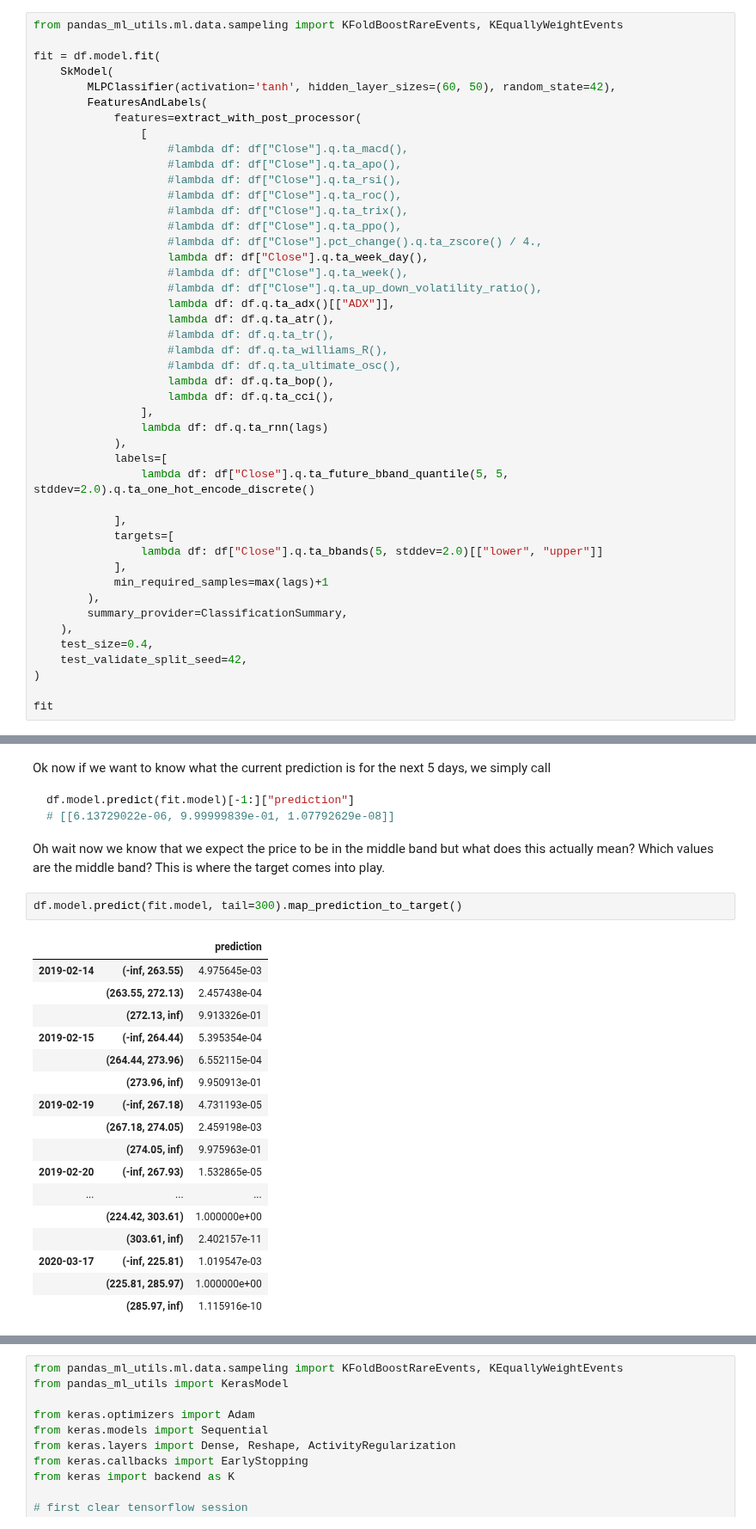
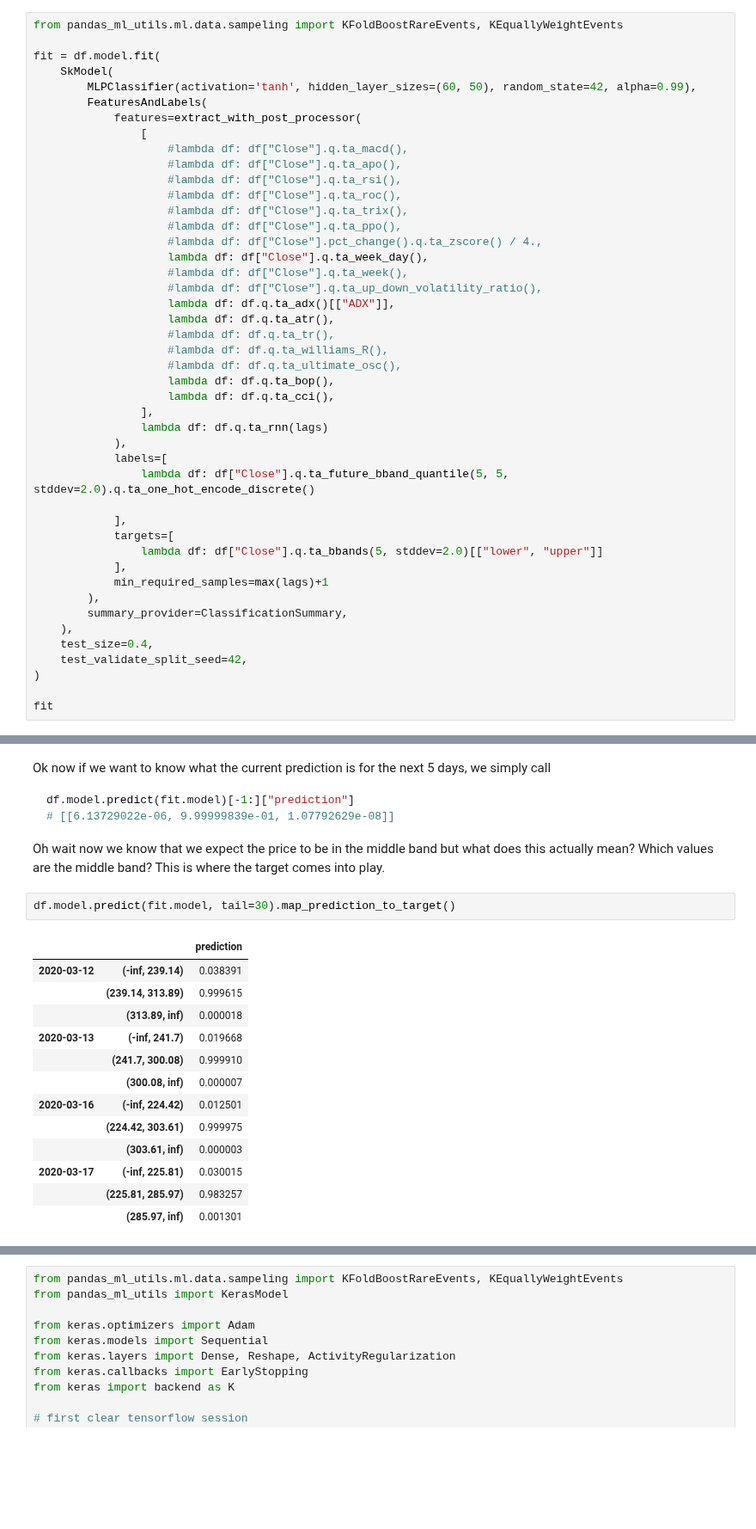
Before and after one commit to KIC/pandas-ml-quant, a Jupyter notebook: Readme.ipynb, the cells around one changed output, grey strips where cells are left out. Shown at 86% size. Saved outputs shown, nothing was run; the diff lists cells and outputs as text; blank space fills up the shorter version.

```diff
--- a/Readme.ipynb
+++ b/Readme.ipynb
@@ -189,7 +189,7 @@ from pandas_ml_utils.ml.data.sampeling import KFoldBoostRareEvents, KEquallyWeig
 
 fit = df.model.fit(
     SkModel(
-        MLPClassifier(activation='tanh', hidden_layer_sizes=(60, 50), random_state=42),
+        MLPClassifier(activation='tanh', hidden_layer_sizes=(60, 50), random_state=42, alpha=0.99),
         FeaturesAndLabels(
             features=extract_with_post_processor(
                 [
@@ -245,22 +245,18 @@ df.model.predict(fit.model)[-1:]["prediction"]
 Oh wait now we know that we expect the price to be in the middle band but what does this actually mean? Which values are the middle band?
 This is where the target comes into play.
 # %%
-df.model.predict(fit.model, tail=300).map_prediction_to_target()
+df.model.predict(fit.model, tail=30).map_prediction_to_target()
 # %% [output]
 |  |  | prediction |
-| 2019-02-14 | (-inf, 263.55) | 4.975645e-03 |
-|  | (263.55, 272.13) | 2.457438e-04 |
-|  | (272.13, inf) | 9.913326e-01 |
-| 2019-02-15 | (-inf, 264.44) | 5.395354e-04 |
-|  | (264.44, 273.96) | 6.552115e-04 |
-|  | (273.96, inf) | 9.950913e-01 |
-| 2019-02-19 | (-inf, 267.18) | 4.731193e-05 |
-|  | (267.18, 274.05) | 2.459198e-03 |
-|  | (274.05, inf) | 9.975963e-01 |
-| 2019-02-20 | (-inf, 267.93) | 1.532865e-05 |
-| ... | ... | ... |
-|  | (224.42, 303.61) | 1.000000e+00 |
-|  | (303.61, inf) | 2.402157e-11 |
-| 2020-03-17 | (-inf, 225.81) | 1.019547e-03 |
-|  | (225.81, 285.97) | 1.000000e+00 |
-|  | (285.97, inf) | 1.115916e-10 |
+| 2020-03-12 | (-inf, 239.14) | 0.038391 |
+|  | (239.14, 313.89) | 0.999615 |
+|  | (313.89, inf) | 0.000018 |
+| 2020-03-13 | (-inf, 241.7) | 0.019668 |
+|  | (241.7, 300.08) | 0.999910 |
+|  | (300.08, inf) | 0.000007 |
+| 2020-03-16 | (-inf, 224.42) | 0.012501 |
+|  | (224.42, 303.61) | 0.999975 |
+|  | (303.61, inf) | 0.000003 |
+| 2020-03-17 | (-inf, 225.81) | 0.030015 |
+|  | (225.81, 285.97) | 0.983257 |
+|  | (285.97, inf) | 0.001301 |
```
Also changed, not shown: parts of 1 cell of this notebook, 2 other files.
